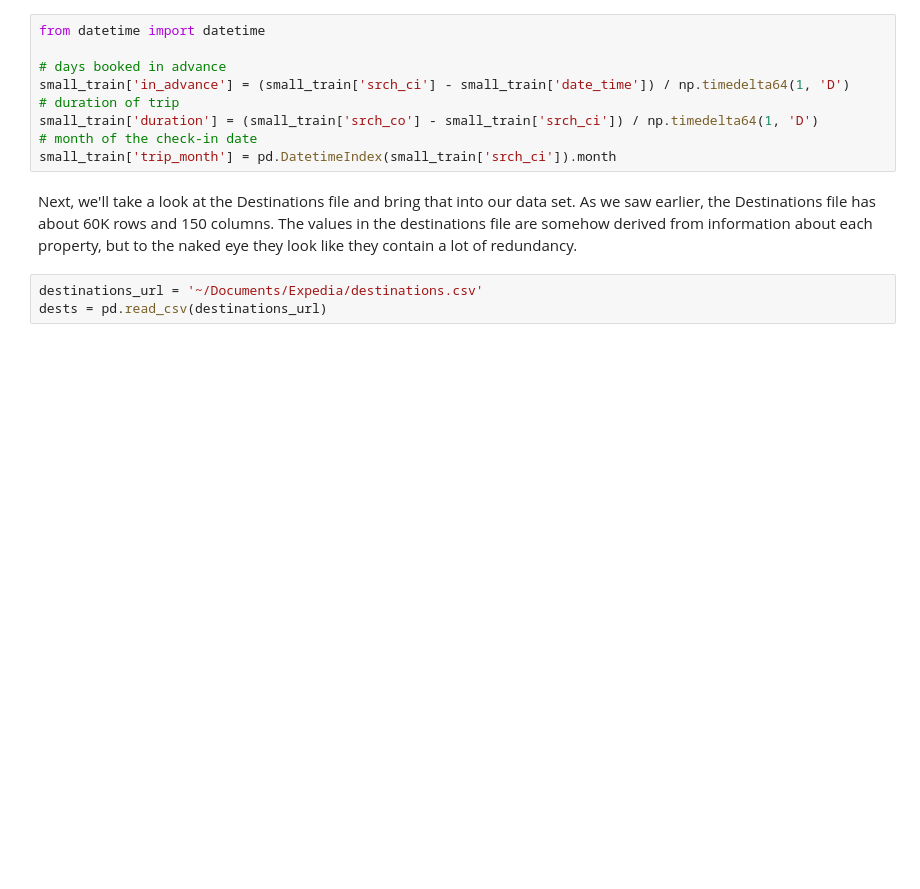
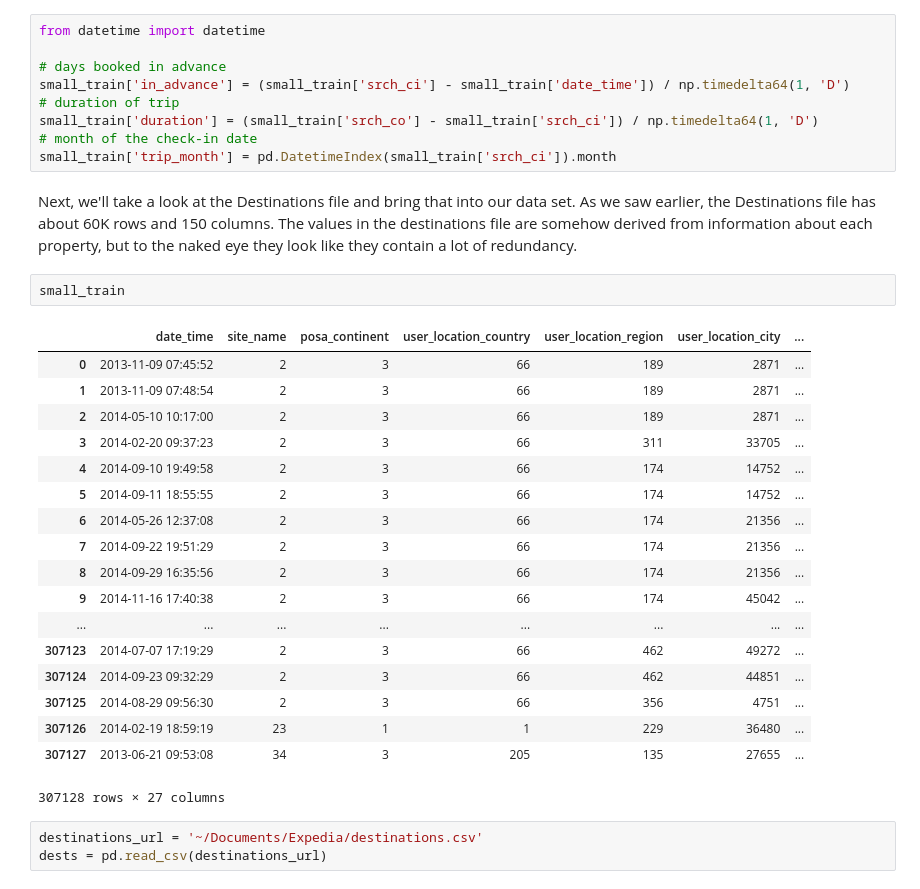
Before and after one commit to Bri-Will/class-project, a Jupyter notebook: Expedia_paper.ipynb, the cells around one changed output. Drawn from its saved outputs; the diff is of its cells as text; blank space fills up the shorter version.

```diff
--- a/Expedia_paper.ipynb
+++ b/Expedia_paper.ipynb
@@ -197,6 +199,27 @@ small_train['duration'] = (small_train['srch_co'] - small_train['srch_ci']) / np
 small_train['trip_month'] = pd.DatetimeIndex(small_train['srch_ci']).month
 # %% [markdown]
 Next, we'll take a look at the Destinations file and bring that into our data set. As we saw earlier, the Destinations file has about 60K rows and 150 columns. The values in the destinations file are somehow derived from information about each property, but to the naked eye they look like they contain a lot of redundancy.
+# %%
+small_train
+# %% [output]
+|  | date_time | site_name | posa_continent | user_location_country | user_location_region | user_location_city | ... |
+| 0 | 2013-11-09 07:45:52 | 2 | 3 | 66 | 189 | 2871 | ... |
+| 1 | 2013-11-09 07:48:54 | 2 | 3 | 66 | 189 | 2871 | ... |
+| 2 | 2014-05-10 10:17:00 | 2 | 3 | 66 | 189 | 2871 | ... |
+| 3 | 2014-02-20 09:37:23 | 2 | 3 | 66 | 311 | 33705 | ... |
+| 4 | 2014-09-10 19:49:58 | 2 | 3 | 66 | 174 | 14752 | ... |
+| 5 | 2014-09-11 18:55:55 | 2 | 3 | 66 | 174 | 14752 | ... |
+| 6 | 2014-05-26 12:37:08 | 2 | 3 | 66 | 174 | 21356 | ... |
+| 7 | 2014-09-22 19:51:29 | 2 | 3 | 66 | 174 | 21356 | ... |
+| 8 | 2014-09-29 16:35:56 | 2 | 3 | 66 | 174 | 21356 | ... |
+| 9 | 2014-11-16 17:40:38 | 2 | 3 | 66 | 174 | 45042 | ... |
+| ... | ... | ... | ... | ... | ... | ... | ... |
+| 307123 | 2014-07-07 17:19:29 | 2 | 3 | 66 | 462 | 49272 | ... |
+| 307124 | 2014-09-23 09:32:29 | 2 | 3 | 66 | 462 | 44851 | ... |
+| 307125 | 2014-08-29 09:56:30 | 2 | 3 | 66 | 356 | 4751 | ... |
+| 307126 | 2014-02-19 18:59:19 | 23 | 1 | 1 | 229 | 36480 | ... |
+| 307127 | 2013-06-21 09:53:08 | 34 | 3 | 205 | 135 | 27655 | ... |
+307128 rows × 27 columns
 # %%
 destinations_url = '~/Documents/Expedia/destinations.csv'
 dests = pd.read_csv(destinations_url)
```
Also changed, not shown: parts of 19 cells of this notebook, 2 other files.
